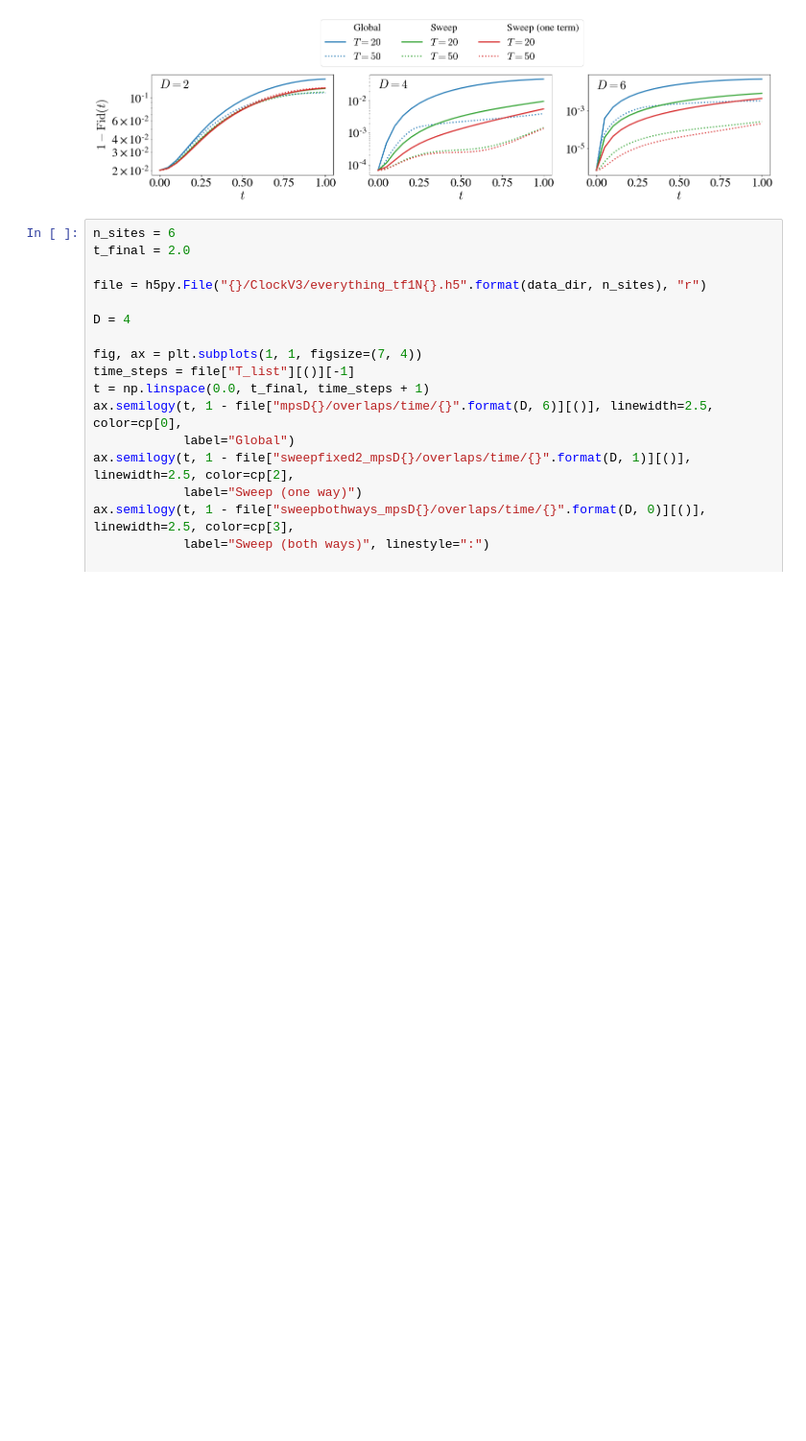
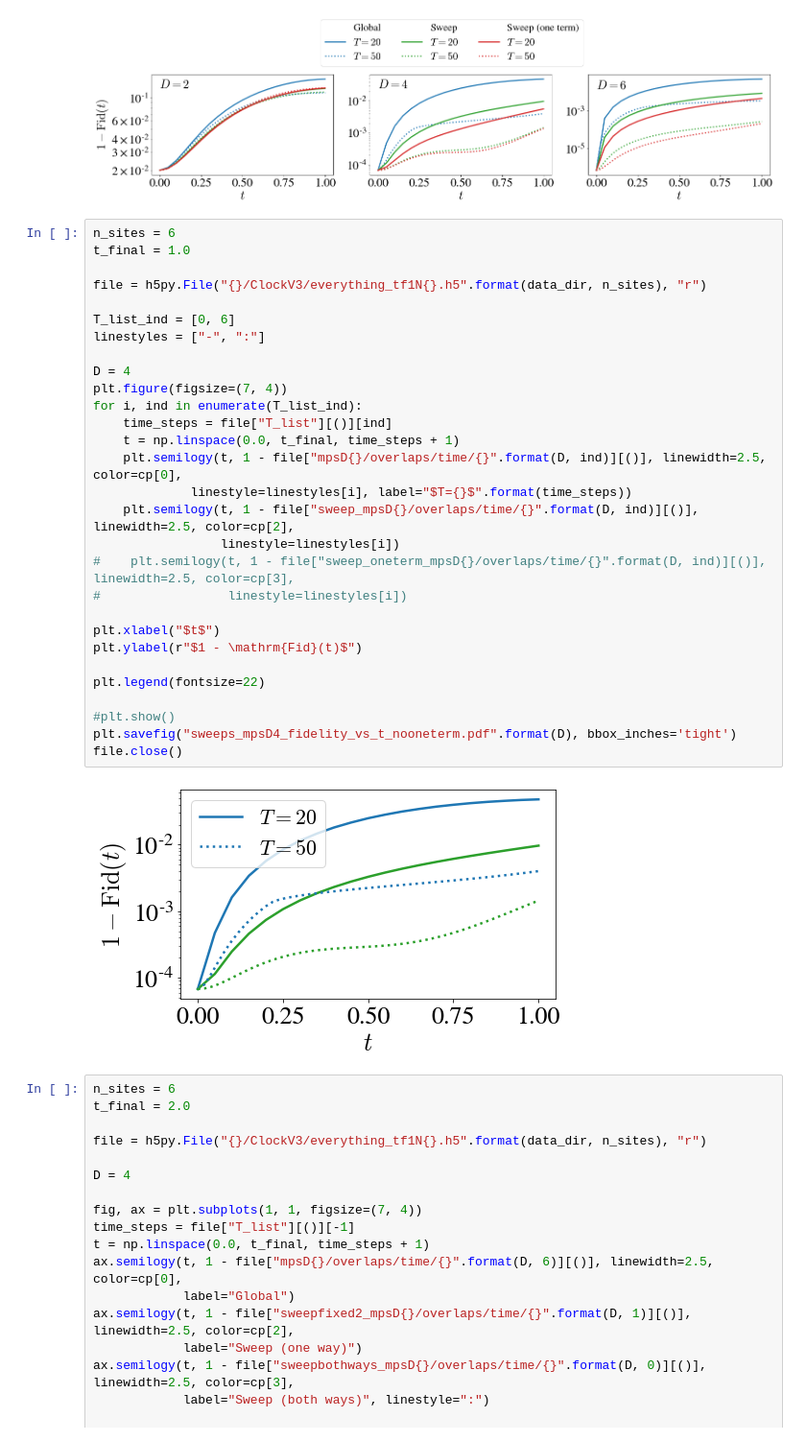
Before and after one commit to stavros11/Time-Evolution, a Jupyter notebook: plotter.ipynb, the cells around one changed output. Shown at 96% size. Saved outputs shown, nothing was run; the diff lists cells and outputs as text; blank space fills up the shorter version.

```diff
--- a/plotter.ipynb
+++ b/plotter.ipynb
@@ -753,6 +753,37 @@ plt.savefig("sweeps_mpsD246_fidelity_vs_t_old.pdf".format(D), bbox_inches='tight
 file.close()
 # %% [output]
 [figure]
+# %%
+n_sites = 6
+t_final = 1.0
+
+file = h5py.File("{}/ClockV3/everything_tf1N{}.h5".format(data_dir, n_sites), "r")
+
+T_list_ind = [0, 6]
+linestyles = ["-", ":"]
+
+D = 4
+plt.figure(figsize=(7, 4))
+for i, ind in enumerate(T_list_ind):
+    time_steps = file["T_list"][()][ind]
+    t = np.linspace(0.0, t_final, time_steps + 1)
+    plt.semilogy(t, 1 - file["mpsD{}/overlaps/time/{}".format(D, ind)][()], linewidth=2.5, color=cp[0],
+             linestyle=linestyles[i], label="$T={}$".format(time_steps))
+    plt.semilogy(t, 1 - file["sweep_mpsD{}/overlaps/time/{}".format(D, ind)][()], linewidth=2.5, color=cp[2],
+                 linestyle=linestyles[i])
+#    plt.semilogy(t, 1 - file["sweep_oneterm_mpsD{}/overlaps/time/{}".format(D, ind)][()], linewidth=2.5, color=cp[3],
+#                 linestyle=linestyles[i])
+
+plt.xlabel("$t$")
+plt.ylabel(r"$1 - \mathrm{Fid}(t)$")
+
+plt.legend(fontsize=22)
+
+#plt.show()
+plt.savefig("sweeps_mpsD4_fidelity_vs_t_nooneterm.pdf".format(D), bbox_inches='tight')
+file.close()
+# %% [output]
+[figure, added]
 # %%
 n_sites = 6
 t_final = 2.0
```
Also changed, not shown: parts of 2 cells of this notebook, 6 other files.
